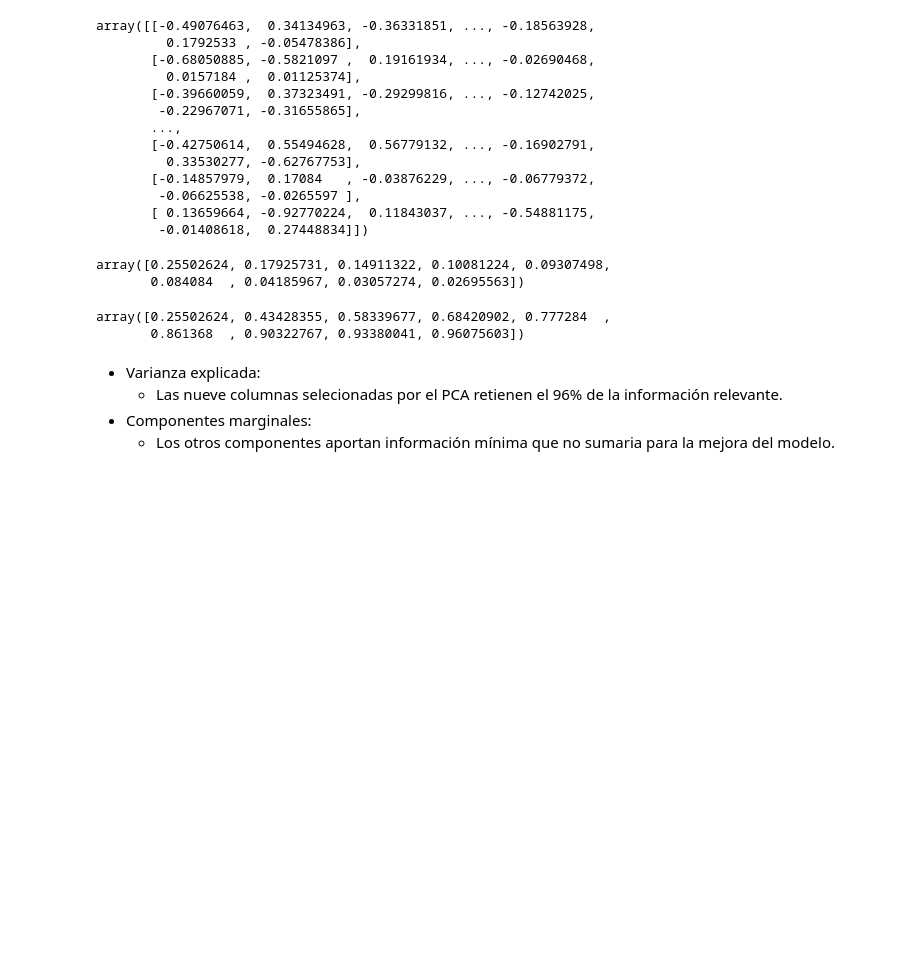
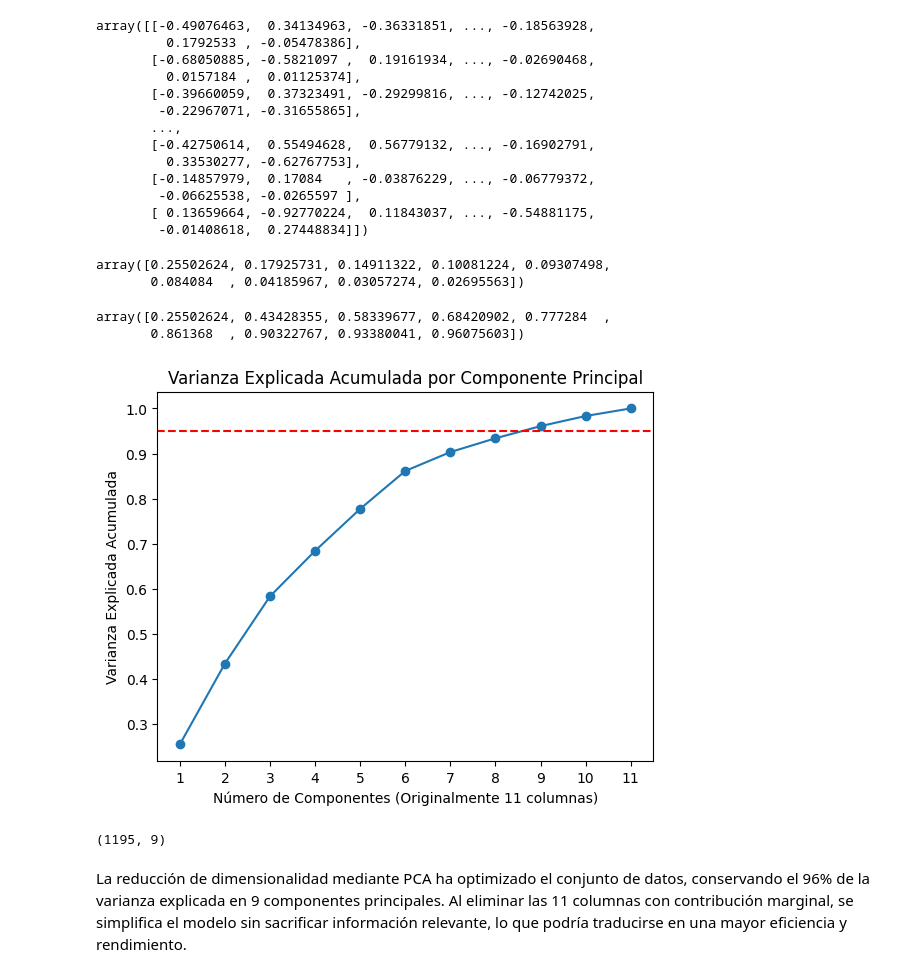
Before and after one commit to fpalvim/ml_model_proj, a Jupyter notebook: init/notebooks/pre_procesamiento_prueba_label_encoder.ipynb, the cells around one changed output. Cells and saved outputs as stored; diff of their text form; code cells hidden in the pictures; blank space fills up the shorter version.

```diff
--- a/init/notebooks/pre_procesamiento_prueba_label_encoder.ipynb
+++ b/init/notebooks/pre_procesamiento_prueba_label_encoder.ipynb
@@ -162,9 +161,31 @@ pca.explained_variance_ratio_.cumsum()
 # %% [output]
 array([0.25502624, 0.43428355, 0.58339677, 0.68420902, 0.777284  ,
        0.861368  , 0.90322767, 0.93380041, 0.96075603])
-# %% [markdown]
-* Varianza explicada:
-    * Las nueve columnas selecionadas por el PCA retienen el 96% de la información relevante.
-* Componentes marginales:
-    * Los otros componentes aportan información mínima que no sumaria para la mejora del modelo.
+# %%
+num_columnas_originales = X_labeled.shape[1]
+pca = PCA() # Create the PCA object.
+pca.fit(X_labeled_scaled) # Fit the PCA object.
+
+varianza_explicada = pca.explained_variance_ratio_
+varianza_acumulada = pca.explained_variance_ratio_.cumsum()
+
+num_componentes = len(varianza_acumulada)
+
+plt.plot(range(1, num_componentes + 1), varianza_acumulada, marker='o', linestyle='-')
+plt.axhline(y=0.95, color='r', linestyle='--')
+
+plt.xticks(range(1, num_columnas_originales + 1)) # Usa el número de columnas originales para el eje x
+plt.xlabel('Número de Componentes (Originalmente ' + str(num_columnas_originales) + ' columnas)')
+plt.ylabel('Varianza Explicada Acumulada')
+plt.title('Varianza Explicada Acumulada por Componente Principal')
+
+plt.show()
+# %% [output]
+[figure, added]
+# %%
+X_labeled_scaled_pca.shape
+# %% [output]
+(1195, 9)
+# %% [markdown]
+La reducción de dimensionalidad mediante PCA ha optimizado el conjunto de datos, conservando el 96% de la varianza explicada en 9 componentes principales. Al eliminar las 11 columnas con contribución marginal, se simplifica el modelo sin sacrificar información relevante, lo que podría traducirse en una mayor eficiencia y rendimiento.
 # %% [markdown]
```
Also changed, not shown: parts of 27 cells of this notebook, 4 other files.
